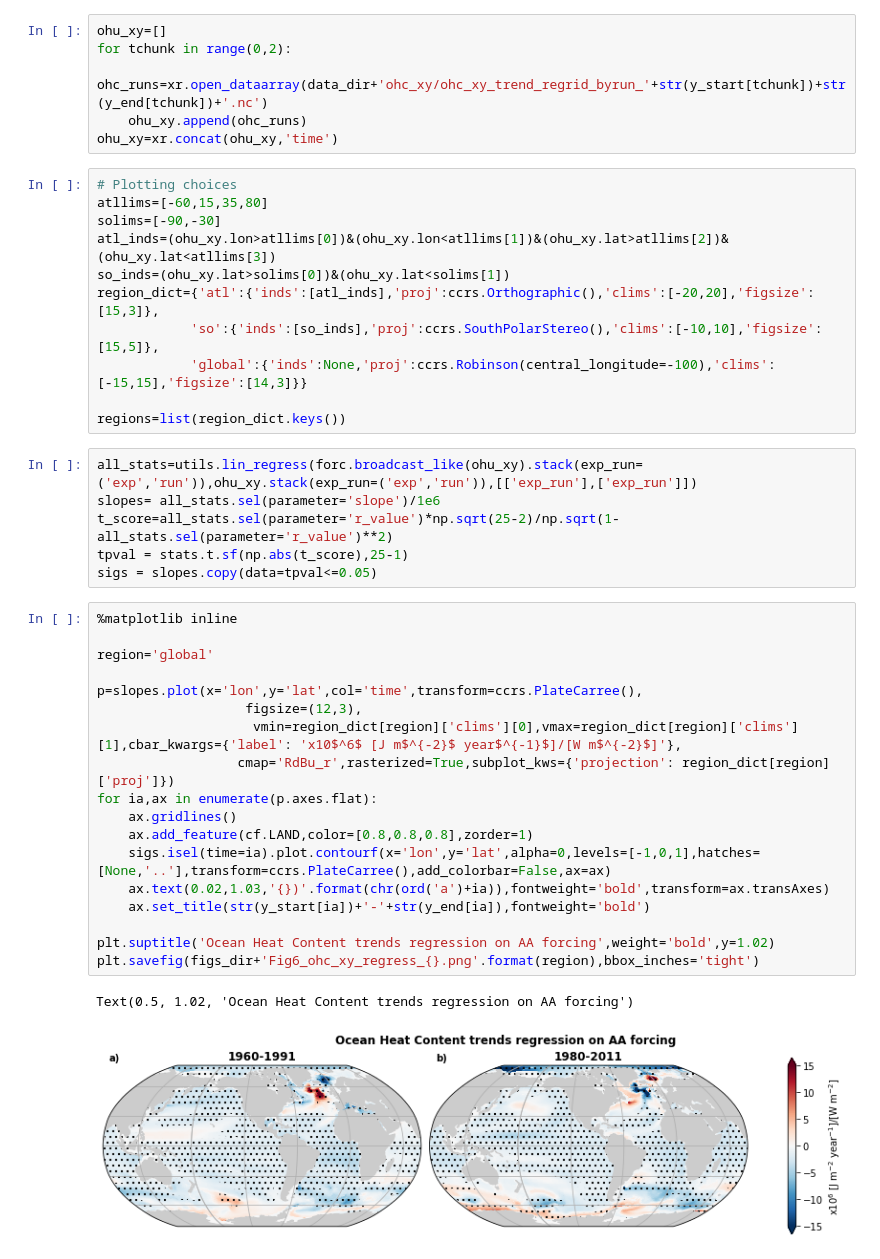
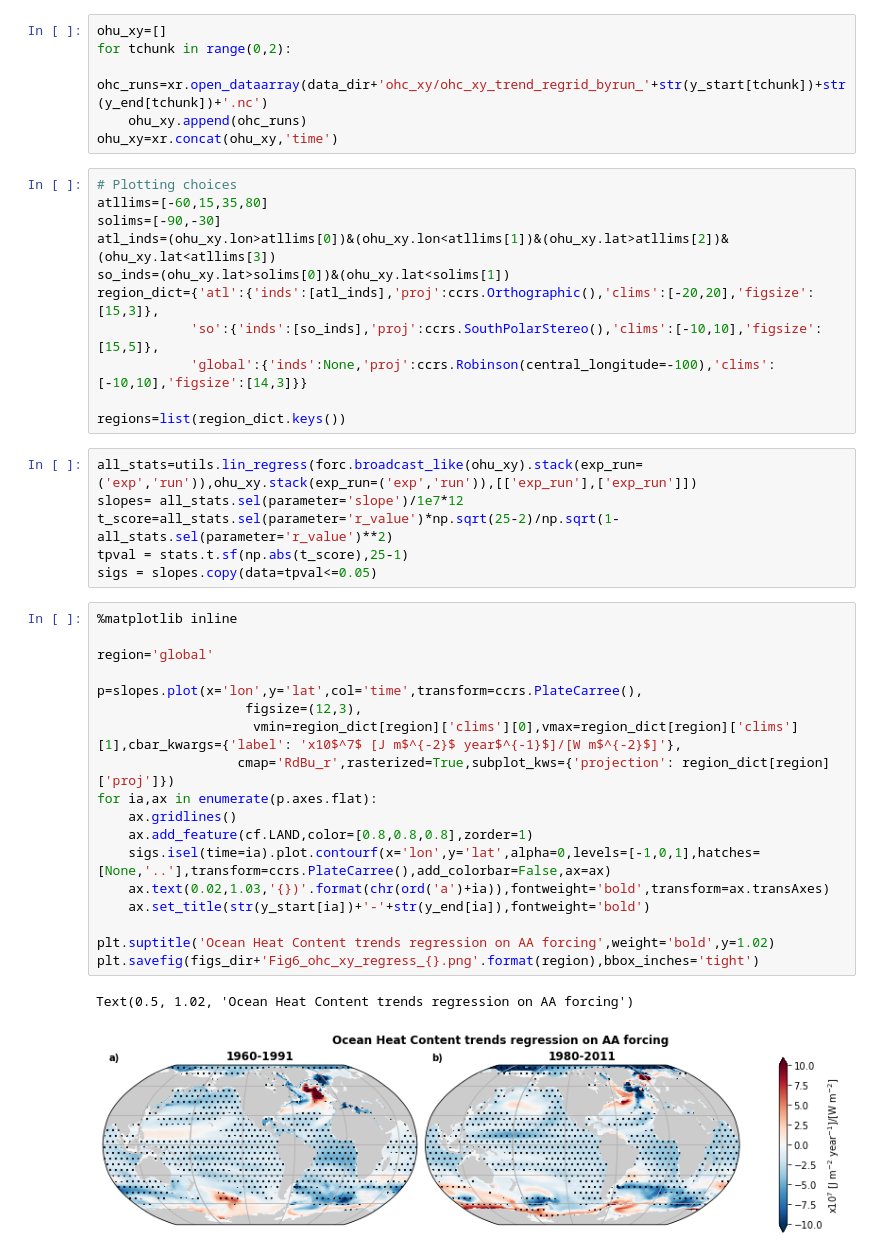
Before and after one commit to emmomp/SMURPHS_OHC, a Jupyter notebook: figure_notebooks/Fig6_OHCxy_regress.ipynb, the cells around one changed output. Drawn from its saved outputs; the diff is of its cells as text.

```diff
--- a/figure_notebooks/Fig6_OHCxy_regress.ipynb
+++ b/figure_notebooks/Fig6_OHCxy_regress.ipynb
@@ -47,33 +47,33 @@ atl_inds=(ohu_xy.lon>atllims[0])&(ohu_xy.lon<atllims[1])&(ohu_xy.lat>atllims[2])
 so_inds=(ohu_xy.lat>solims[0])&(ohu_xy.lat<solims[1])
 region_dict={'atl':{'inds':[atl_inds],'proj':ccrs.Orthographic(),'clims':[-20,20],'figsize':[15,3]},
             'so':{'inds':[so_inds],'proj':ccrs.SouthPolarStereo(),'clims':[-10,10],'figsize':[15,5]},
-            'global':{'inds':None,'proj':ccrs.Robinson(central_longitude=-100),'clims':[-15,15],'figsize':[14,3]}}
+            'global':{'inds':None,'proj':ccrs.Robinson(central_longitude=-100),'clims':[-10,10],'figsize':[14,3]}}
 
 regions=list(region_dict.keys())
 # %%
 all_stats=utils.lin_regress(forc.broadcast_like(ohu_xy).stack(exp_run=('exp','run')),ohu_xy.stack(exp_run=('exp','run')),[['exp_run'],['exp_run']])
-slopes= all_stats.sel(parameter='slope')/1e6
+slopes= all_stats.sel(parameter='slope')/1e7*12
 t_score=all_stats.sel(parameter='r_value')*np.sqrt(25-2)/np.sqrt(1-all_stats.sel(parameter='r_value')**2)
 tpval = stats.t.sf(np.abs(t_score),25-1)
 sigs = slopes.copy(data=tpval<=0.05)
 # %%
 %matplotlib inline
 
 region='global'
 
 p=slopes.plot(x='lon',y='lat',col='time',transform=ccrs.PlateCarree(),
                    figsize=(12,3),
-                    vmin=region_dict[region]['clims'][0],vmax=region_dict[region]['clims'][1],cbar_kwargs={'label': 'x10$^6$ [J m$^{-2}$ year$^{-1}$]/[W m$^{-2}$]'},
+                    vmin=region_dict[region]['clims'][0],vmax=region_dict[region]['clims'][1],cbar_kwargs={'label': 'x10$^7$ [J m$^{-2}$ year$^{-1}$]/[W m$^{-2}$]'},
                   cmap='RdBu_r',rasterized=True,subplot_kws={'projection': region_dict[region]['proj']})
 for ia,ax in enumerate(p.axes.flat):
     ax.gridlines()
     ax.add_feature(cf.LAND,color=[0.8,0.8,0.8],zorder=1)
     sigs.isel(time=ia).plot.contourf(x='lon',y='lat',alpha=0,levels=[-1,0,1],hatches=[None,'..'],transform=ccrs.PlateCarree(),add_colorbar=False,ax=ax)
     ax.text(0.02,1.03,'{})'.format(chr(ord('a')+ia)),fontweight='bold',transform=ax.transAxes)
     ax.set_title(str(y_start[ia])+'-'+str(y_end[ia]),fontweight='bold')
 
 plt.suptitle('Ocean Heat Content trends regression on AA forcing',weight='bold',y=1.02)
 plt.savefig(figs_dir+'Fig6_ohc_xy_regress_{}.png'.format(region),bbox_inches='tight')
 # %% [output]
 Text(0.5, 1.02, 'Ocean Heat Content trends regression on AA forcing')
-[figure, old version]
+[figure, new version]
```
Also changed, not shown: 1 other file.
